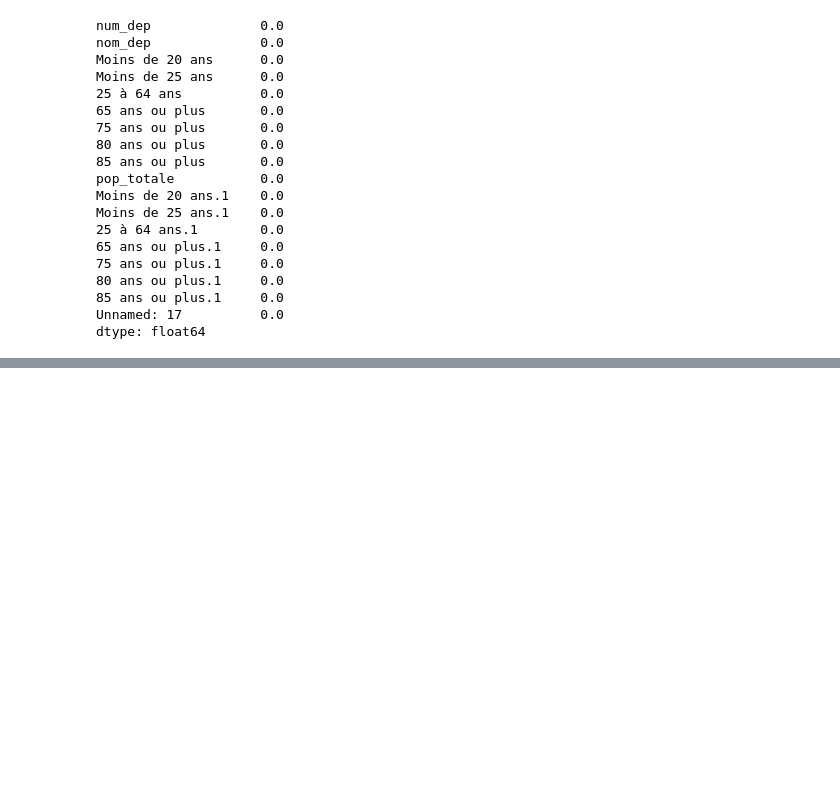
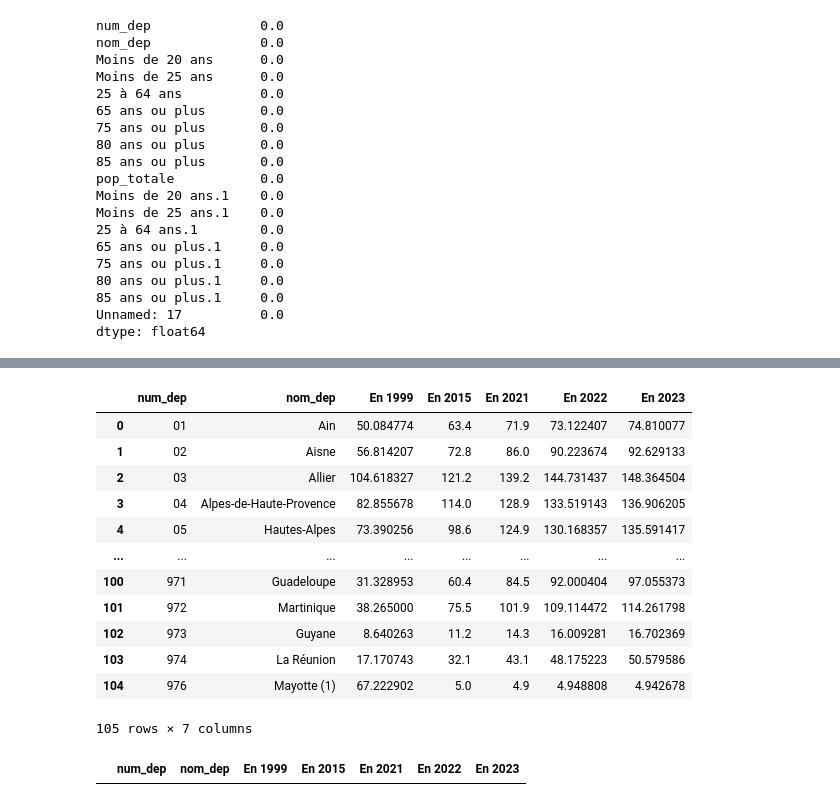
Before and after one commit to gabrielfrancois/DS_Covid, a Jupyter notebook: data_preprocessing_gab.ipynb, the cells around one changed output, grey strips where cells are left out. Cells and saved outputs as stored; diff of their text form; code cells hidden in the pictures; blank space fills up the shorter version.

```diff
--- a/data_preprocessing_gab.ipynb
+++ b/data_preprocessing_gab.ipynb
@@ -148,0 +173,3 @@ dtype: float64
+# %%
+washed_df5xlsx["En 1999"] = pd.to_numeric(washed_df5xlsx["En 1999"], errors="coerce")
+washed_df5xlsx.dtypes
@@ -148,0 +185,5 @@ dtype: float64
+# %%
+"""On remplace les colonnes de type int ou float manquantes par la médiane"""
+
+for col in washed_df5xlsx.select_dtypes(["int64", "float64"]).columns :
+    washed_df5xlsx[col].fillna(washed_df5xlsx[col].median(), inplace=True)
@@ -148,0 +208,24 @@ dtype: float64
+# %%
+"""de la même manière, on enlève les lignes de fin inutiles"""
+row_to_drop = washed_df5xlsx.loc[washed_df5xlsx["nom_dep"]=="France métropolitaine et DROM (hors Mayotte)"].index[0]
+washed_df5xlsx.drop(washed_df5xlsx.index[row_to_drop ::])
+# %% [output]
+|  | num_dep | nom_dep | En 1999 | En 2015 | En 2021 | En 2022 | En 2023 |
+| 0 | 01 | Ain | 50.084774 | 63.4 | 71.9 | 73.122407 | 74.810077 |
+| 1 | 02 | Aisne | 56.814207 | 72.8 | 86.0 | 90.223674 | 92.629133 |
+| 2 | 03 | Allier | 104.618327 | 121.2 | 139.2 | 144.731437 | 148.364504 |
+| 3 | 04 | Alpes-de-Haute-Provence | 82.855678 | 114.0 | 128.9 | 133.519143 | 136.906205 |
+| 4 | 05 | Hautes-Alpes | 73.390256 | 98.6 | 124.9 | 130.168357 | 135.591417 |
+| ... | ... | ... | ... | ... | ... | ... | ... |
+| 100 | 971 | Guadeloupe | 31.328953 | 60.4 | 84.5 | 92.000404 | 97.055373 |
+| 101 | 972 | Martinique | 38.265000 | 75.5 | 101.9 | 109.114472 | 114.261798 |
+| 102 | 973 | Guyane | 8.640263 | 11.2 | 14.3 | 16.009281 | 16.702369 |
+| 103 | 974 | La Réunion | 17.170743 | 32.1 | 43.1 | 48.175223 | 50.579586 |
+| 104 | 976 | Mayotte (1) | 67.222902 | 5.0 | 4.9 | 4.948808 | 4.942678 |
+105 rows × 7 columns
+# %%
+row_to_drop = washed_df5xlsx.loc[(washed_df5xlsx["num_dep"]=="P")|(washed_df5xlsx["num_dep"]=="M")].index
+
+washed_df5xlsx.drop(row_to_drop, inplace=True)
+# %% [output]
+|  | num_dep | nom_dep | En 1999 | En 2015 | En 2021 | En 2022 | En 2023 |
```
Also changed, not shown: parts of 12 cells of this notebook.
